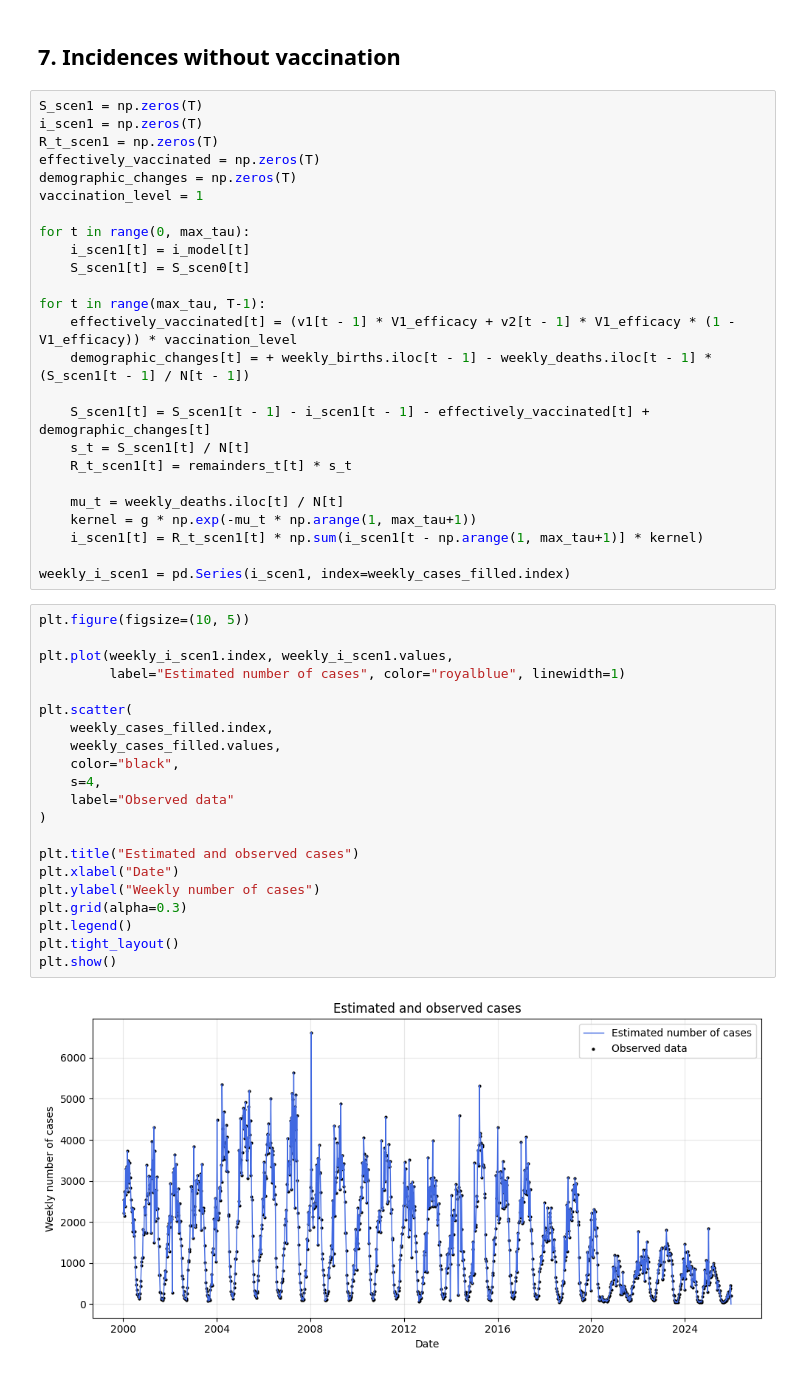
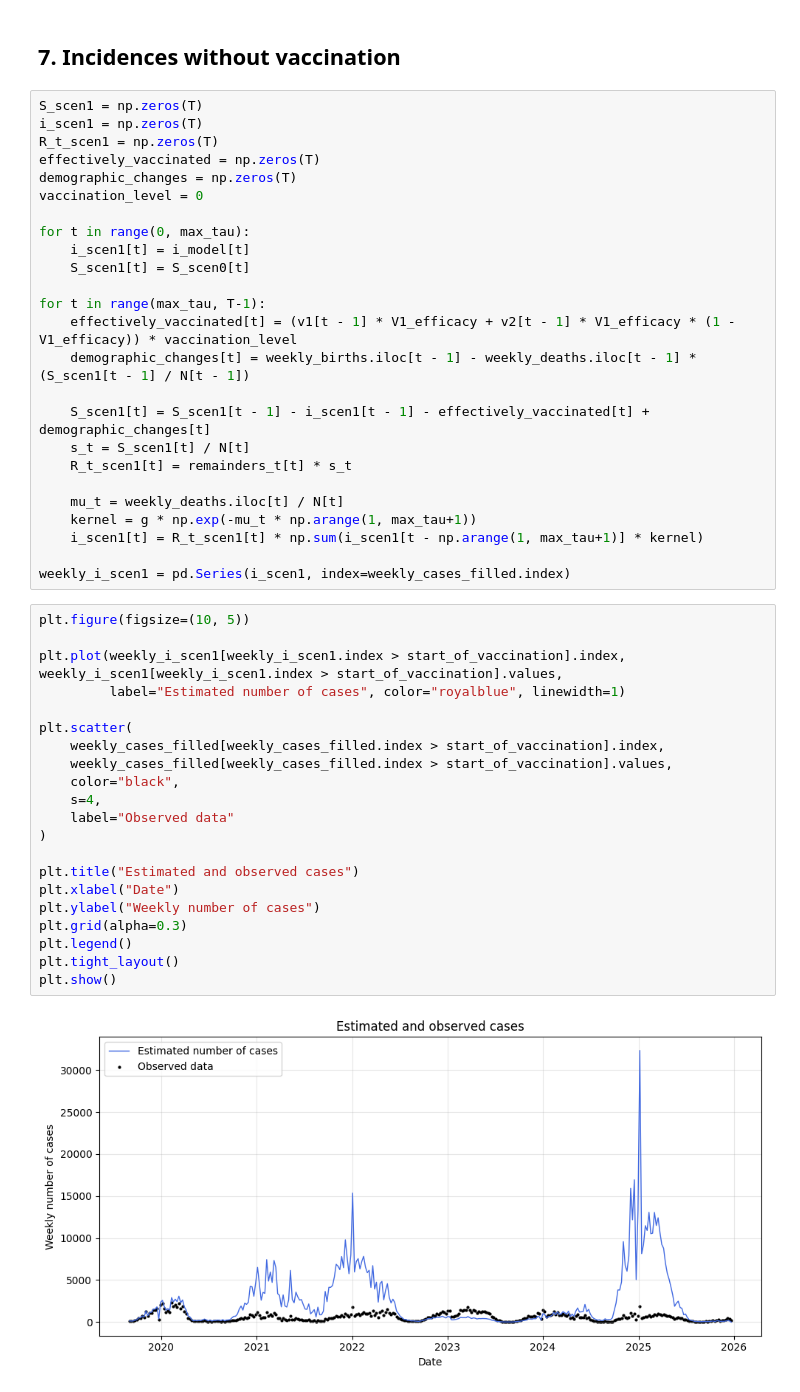
Before and after one commit to csukori/vzv_counterfactual, a Jupyter notebook: src/cfAnalysisDiscreteREM.ipynb, the cells around one changed output. Cells and saved outputs as stored; diff of their text form.

```diff
--- a/src/cfAnalysisDiscreteREM.ipynb
+++ b/src/cfAnalysisDiscreteREM.ipynb
@@ -228,7 +228,7 @@ i_scen1 = np.zeros(T)
 R_t_scen1 = np.zeros(T)
 effectively_vaccinated = np.zeros(T)
 demographic_changes = np.zeros(T)
-vaccination_level = 1
+vaccination_level = 0
 
 for t in range(0, max_tau):
     i_scen1[t] = i_model[t]
@@ -236,7 +236,7 @@ for t in range(0, max_tau):
 
 for t in range(max_tau, T-1):
     effectively_vaccinated[t] = (v1[t - 1] * V1_efficacy + v2[t - 1] * V1_efficacy * (1 - V1_efficacy)) * vaccination_level
-    demographic_changes[t] = + weekly_births.iloc[t - 1] - weekly_deaths.iloc[t - 1] * (S_scen1[t - 1] / N[t - 1])
+    demographic_changes[t] = weekly_births.iloc[t - 1] - weekly_deaths.iloc[t - 1] * (S_scen1[t - 1] / N[t - 1])
 
     S_scen1[t] = S_scen1[t - 1] - i_scen1[t - 1] - effectively_vaccinated[t] + demographic_changes[t]
     s_t = S_scen1[t] / N[t]
@@ -250,23 +250,23 @@ weekly_i_scen1 = pd.Series(i_scen1, index=weekly_cases_filled.index)
 # %%
 plt.figure(figsize=(10, 5))
 
-plt.plot(weekly_i_scen1.index, weekly_i_scen1.values,
+plt.plot(weekly_i_scen1[weekly_i_scen1.index > start_of_vaccination].index, weekly_i_scen1[weekly_i_scen1.index > start_of_vaccination].values,
          label="Estimated number of cases", color="royalblue", linewidth=1)
 
 plt.scatter(
-    weekly_cases_filled.index,
-    weekly_cases_filled.values,
+    weekly_cases_filled[weekly_cases_filled.index > start_of_vaccination].index,
+    weekly_cases_filled[weekly_cases_filled.index > start_of_vaccination].values,
     color="black",
     s=4,
     label="Observed data"
 )
 
 plt.title("Estimated and observed cases")
 plt.xlabel("Date")
 plt.ylabel("Weekly number of cases")
 plt.grid(alpha=0.3)
 plt.legend()
 plt.tight_layout()
 plt.show()
 # %% [output]
-[figure, old version]
+[figure, new version]
```
Also changed, not shown: parts of 5 cells of this notebook, 6 other files.
